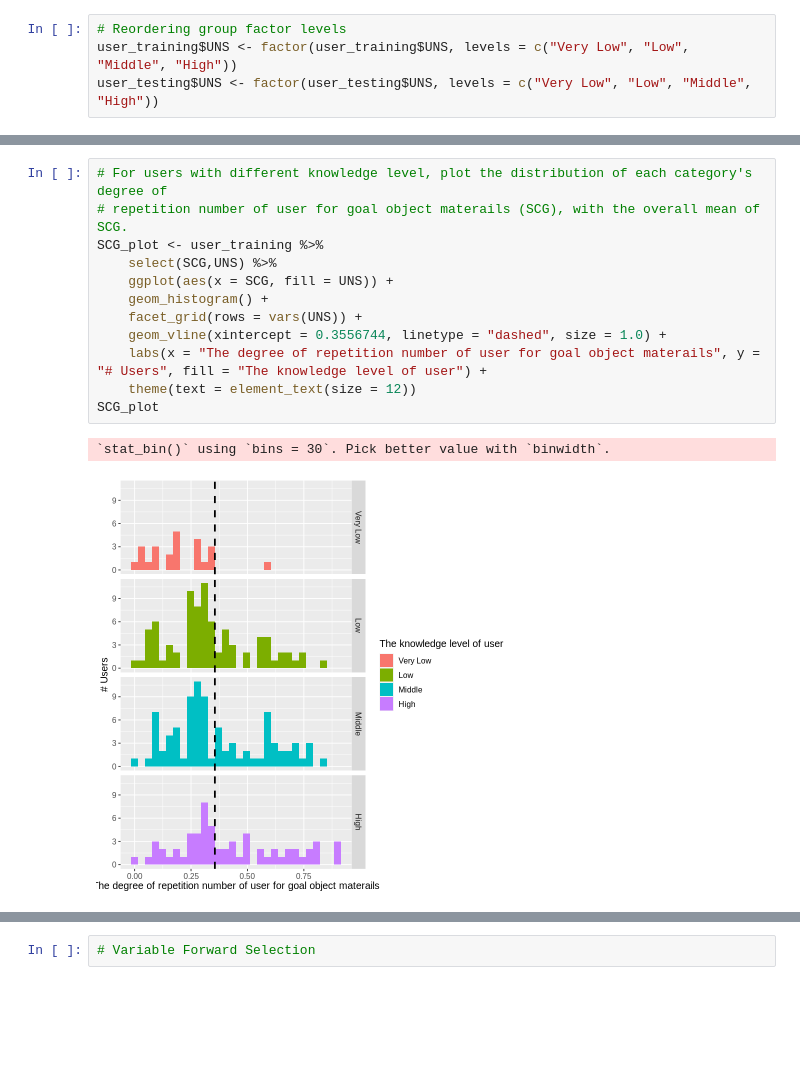
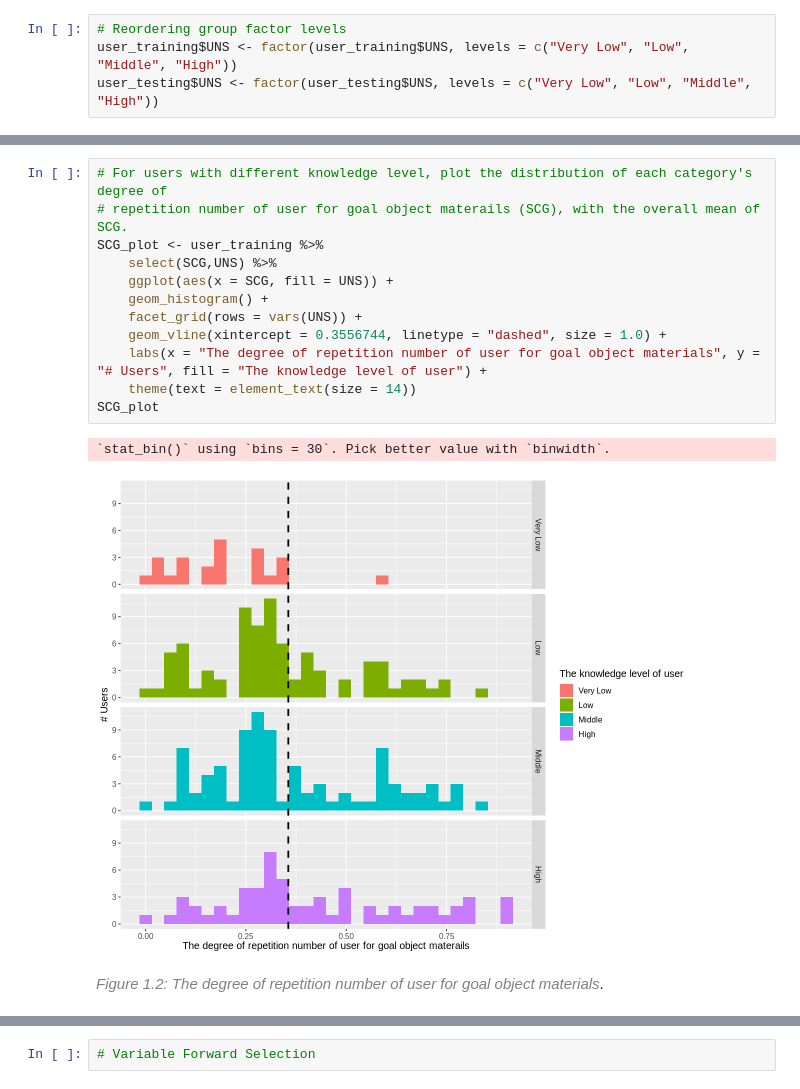
Before and after one commit to yingquanw/DSCI100-Project, a Jupyter notebook: project.ipynb, the cells around one changed output, grey strips where cells are left out. Saved outputs shown, nothing was run; the diff lists cells and outputs as text; blank space fills up the shorter version.

```diff
--- a/project.ipynb
+++ b/project.ipynb
@@ -192,18 +190,20 @@ STG_plot
 # %%
 # For users with different knowledge level, plot the distribution of each category's degree of
 # repetition number of user for goal object materails (SCG), with the overall mean of SCG.
 SCG_plot <- user_training %>%
     select(SCG,UNS) %>%
     ggplot(aes(x = SCG, fill = UNS)) +
     geom_histogram() +
     facet_grid(rows = vars(UNS)) +
     geom_vline(xintercept = 0.3556744, linetype = "dashed", size = 1.0) +
-    labs(x = "The degree of repetition number of user for goal object materails", y = "# Users", fill = "The knowledge level of user") +
-    theme(text = element_text(size = 12))
+    labs(x = "The degree of repetition number of user for goal object materials", y = "# Users", fill = "The knowledge level of user") +
+    theme(text = element_text(size = 14))
 SCG_plot
 # %% [output]
 `stat_bin()` using `bins = 30`. Pick better value with `binwidth`.
-[figure, old version]
+[figure, new version]
+# %% [markdown]
+<span style="color:gray">*Figure 1.2: The degree of repetition number of user for goal object materials*</span>.
 # %%
 # For users with different knowledge level, plot the distribution of each category's degree of
 # study time of user for related objects with goal object (STR), with the overall mean of STR.
```
Also changed, not shown: parts of 33 cells of this notebook.
